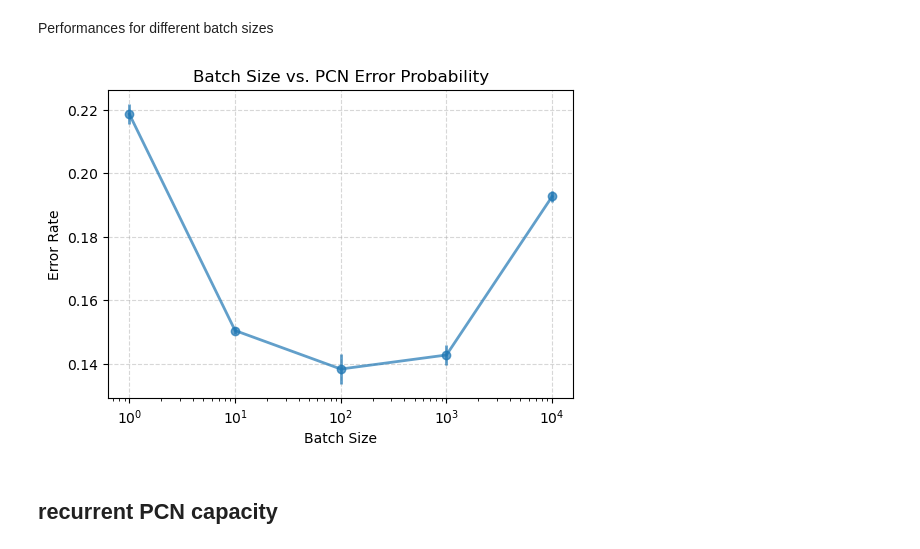
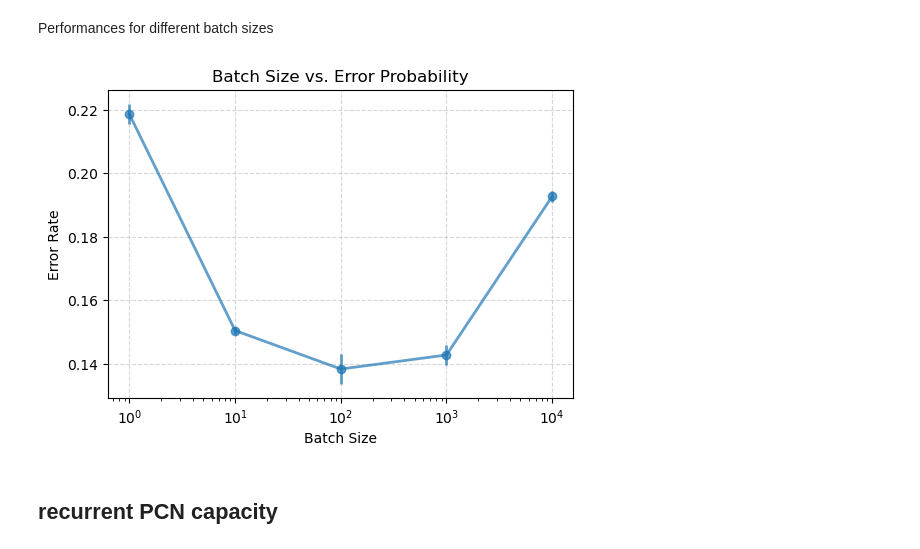
Before and after one commit to ltjed/novelty-detection-pc, a Jupyter notebook: visualization.ipynb, the cells around one changed output. Drawn from its saved outputs; the diff is of its cells as text; code cells hidden in the pictures.

```diff
--- a/visualization.ipynb
+++ b/visualization.ipynb
@@ -370,35 +370,35 @@ pcn_dir = os.path.join('results', 'recurrent_models')
 if not os.path.exists(pcn_dir):
     os.makedirs(pcn_dir)
 
 batch_sizes = np.load(os.path.join(pcn_dir, 'batch_sizes.npy'))
 PCN_error_probs = np.load(os.path.join(pcn_dir, 'batch_size_error_probs.npy'))
 
 mean_error_probs = PCN_error_probs.mean(axis=1)
 std_error_probs = PCN_error_probs.std(axis=1)
 
 fig, ax = plt.subplots(figsize=(6, 4))
 ax.errorbar(batch_sizes, mean_error_probs, yerr=std_error_probs, fmt='-o', lw=2, alpha=0.7)
 ax.set_xlabel('Batch Size')
 ax.set_xscale('log')
 ax.set_ylabel('Error Rate')
-ax.set_title('Batch Size vs. rPCN Error Probability')
+ax.set_title('Batch Size vs. Error Probability')
 ax.grid(True, linestyle='--', alpha=0.5)
 
 # # Create an inset plot
 # inset = inset_axes(ax, width="30%", height="30%", loc='upper right', borderpad=1.8)
 # inset.errorbar(batch_sizes, mean_error_probs, yerr=std_error_probs, fmt='-o', lw=2, alpha=0.7)
 # inset.set_xscale('log')
 # inset.set_yscale('linear')
 # inset.tick_params(axis='both', which='major', labelsize=8)
 # inset.grid(True, linestyle='--', alpha=0.5)
 
 plt.savefig(
     os.path.join(pcn_dir, 'batch_size_vs_PCN_error_probs.pdf'),
     format='pdf', dpi=300, bbox_inches='tight'
 )
 plt.show()
 # %% [output]
-[figure, old version]
+[figure, new version]
 # %% [markdown]
 ## recurrent PCN capacity
 # %% [markdown]
```
Also changed, not shown: parts of 10 cells of this notebook, 3 other files.
